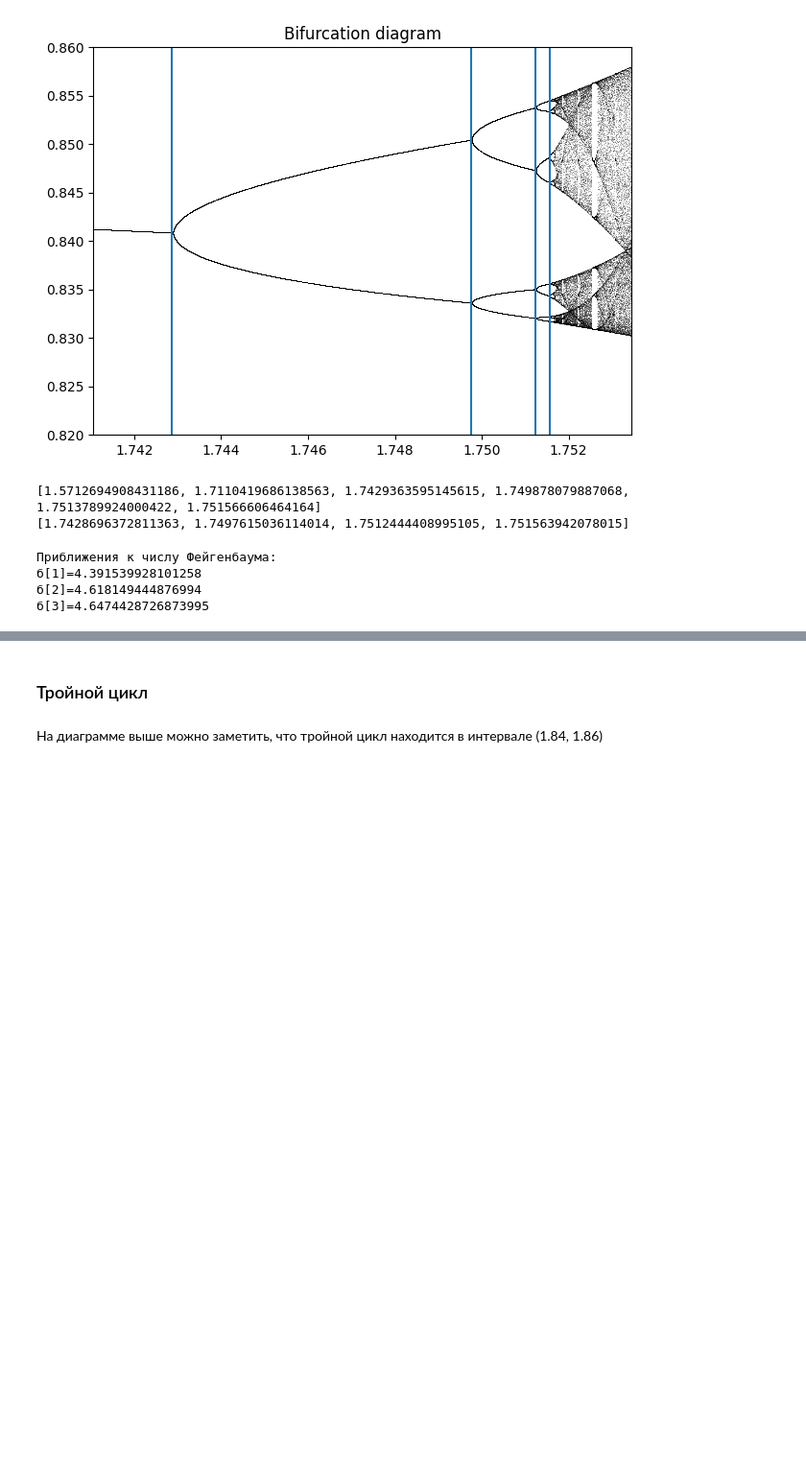
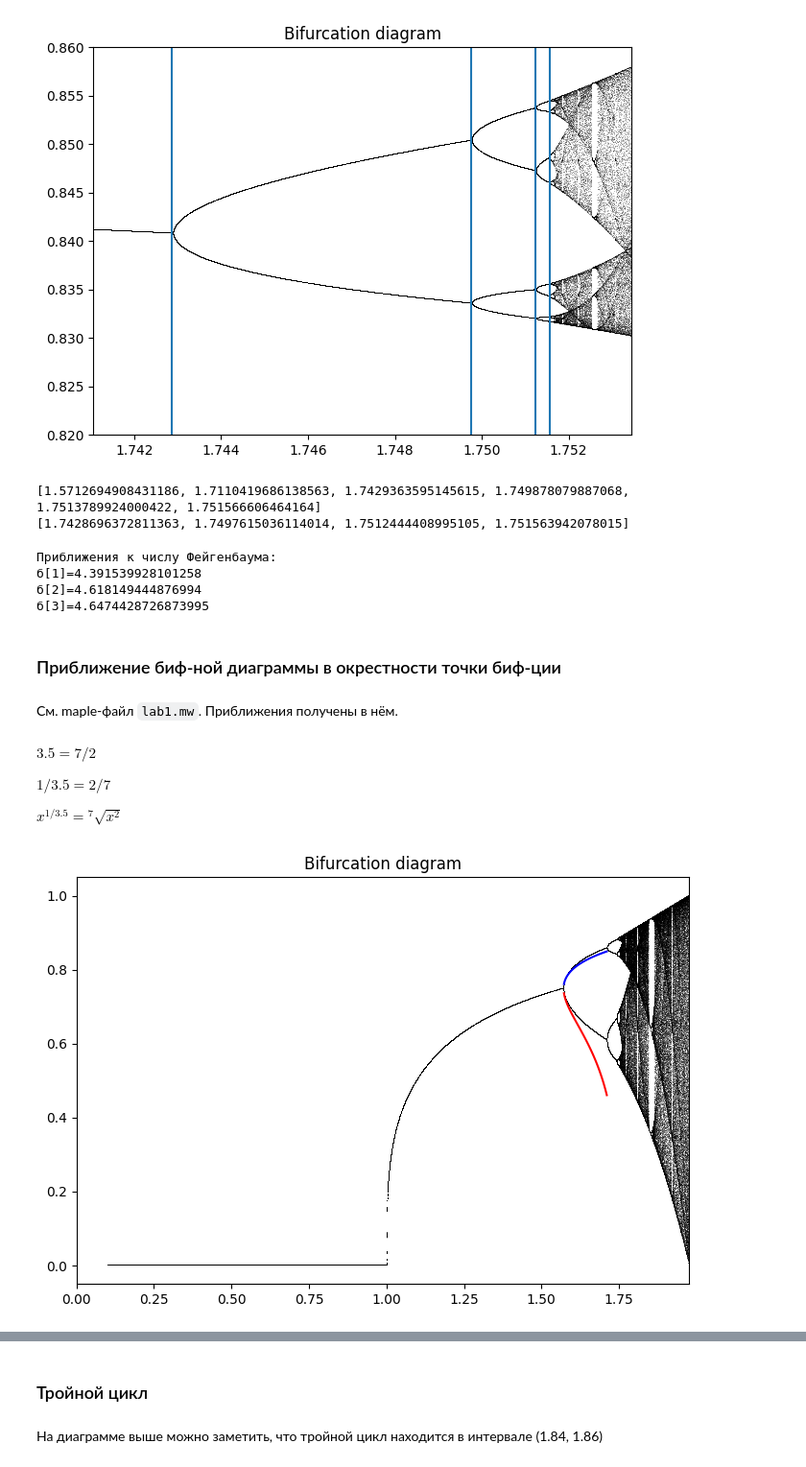
Before and after one commit to ravilkooo/mat_mod, a Jupyter notebook: lab-1/draw_bifurc_diagr.ipynb, the cells around one changed output, grey strips where cells are left out. Shown at 96% size. Saved outputs shown, nothing was run; the diff lists cells and outputs as text; code cells hidden in the pictures; blank space fills up the shorter version.

```diff
--- a/lab-1/draw_bifurc_diagr.ipynb
+++ b/lab-1/draw_bifurc_diagr.ipynb
@@ -239,3 +240,36 @@ for i in range(3):
 б[1]=4.391539928101258
 б[2]=4.618149444876994
 б[3]=4.6474428726873995
+# %% [markdown]
+### Приближение биф-ной диаграммы в окрестности точки биф-ции
+# %% [markdown]
+См. maple-файл `lab1.mw`. Приближения получены в нём.
+# %% [markdown]
+$3.5 = 7/2$
+
+$1/3.5 = 2/7$
+
+$x^{1/3.5} = {}^7\sqrt{x^2}$
+# %%
+def x_1(r):
+    return ((-(-5.*r**2+13.*r-6.285714286+0.4761904762e-1*np.sqrt(-1911.*r**2+9702.*r-10527.))/((5.*r-11.)*r))**2)**(1./7)
+
+def x_2(r):
+    return ((-(-5.*r**2+13.*r-6.285714286-0.4761904762e-1*np.sqrt(-1911.*r**2+9702.*r-10527.))/((5.*r-11.)*r))**2)**(1./7)
+# %%
+_r_range = np.linspace(bif_dots[0],bif_dots[1],100)
+# %%
+fig, ax1 = plt.subplots(1, 1, figsize=(7, 5))
+for i in range(iterations):
+    if i >= (iterations - last):
+        ax1.plot(r, last_x[last + i - iterations], ',k', alpha=.25)
+
+ax1.set_xlim(0.0, r_lim)
+ax1.set_title("Bifurcation diagram")
+plt.tight_layout()
+
+plt.plot(_r_range,x_1(_r_range),'b-')
+plt.plot(_r_range,x_2(_r_range),'r-')
+plt.show()
+# %% [output]
+[figure, added]
```
Also changed, not shown: parts of 6 cells of this notebook, 1 other file.
